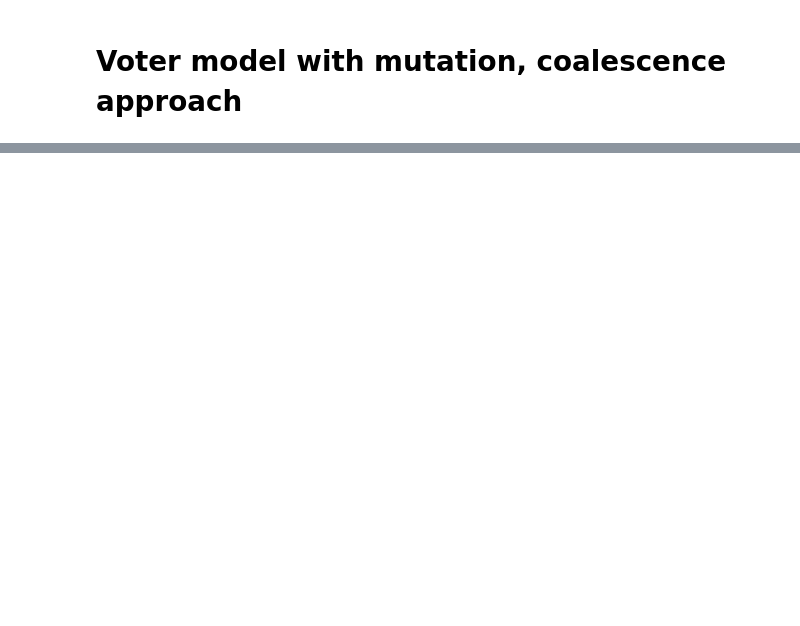
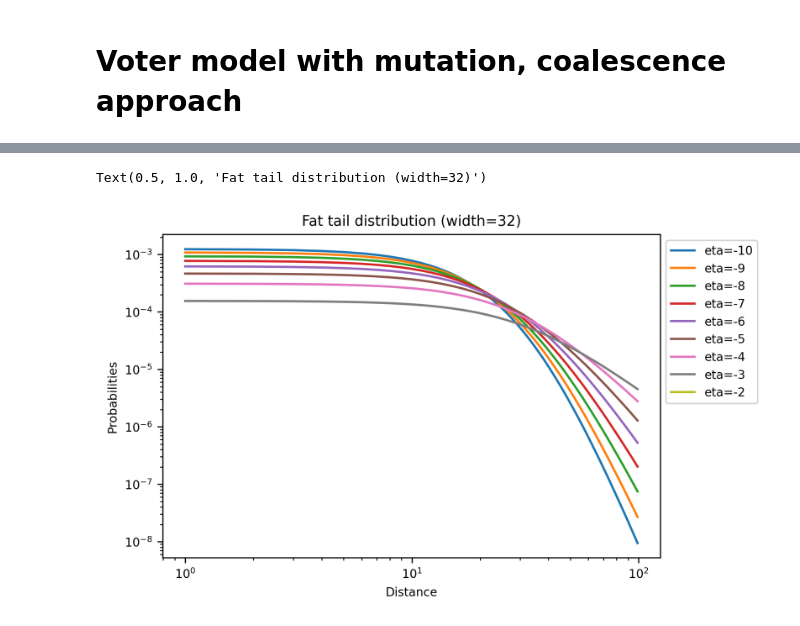
Before and after one commit to jonasargelo/Complex-systems-sim, a Jupyter notebook: backwards_time_voter_model.ipynb, the cells around one changed output, grey strips where cells are left out. Saved outputs shown, nothing was run; the diff lists cells and outputs as text; code cells hidden in the pictures; blank space fills up the shorter version.

```diff
--- a/backwards_time_voter_model.ipynb
+++ b/backwards_time_voter_model.ipynb
@@ -312,0 +333,20 @@ plt.show()
+# %%
+etas = range(-10,-1)
+w = 32
+dist = range(1,100)
+
+for eta in etas:
+    probs = []
+    for d in dist:
+        K = -((eta + 2) / (2 * np.pi * w**2)) * (1 + ((d)/w)**2 )**(eta/2)
+        probs.append(K)
+
+    plt.loglog(dist, probs,label=f'eta={eta}')
+
+plt.legend(bbox_to_anchor=(1,1))
+plt.xlabel('Distance')
+plt.ylabel('Probabilities')
+plt.title(f'Fat tail distribution (width={w})')
+# %% [output]
+Text(0.5, 1.0, 'Fat tail distribution (width=32)')
+[figure, added]
```
Also changed, not shown: parts of 10 cells of this notebook.
